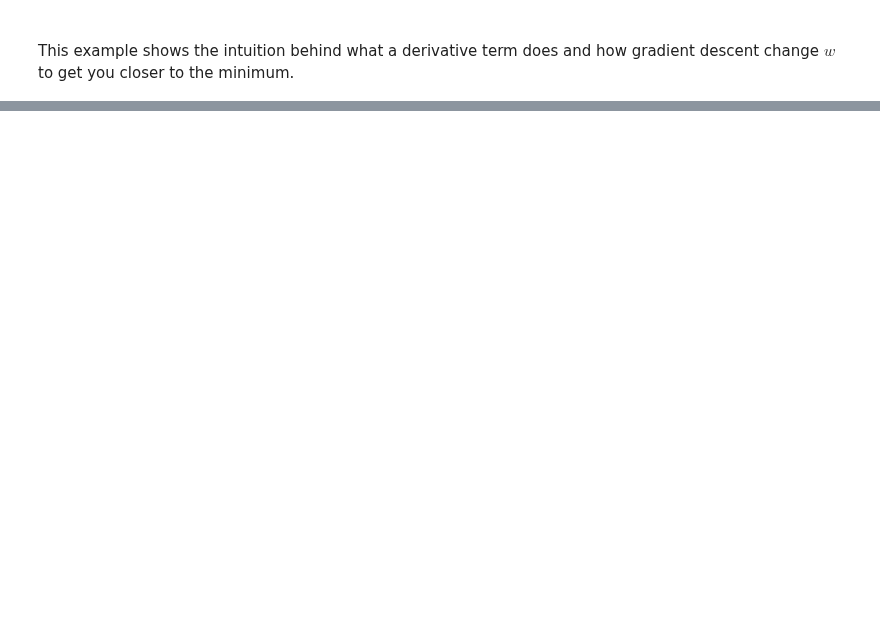
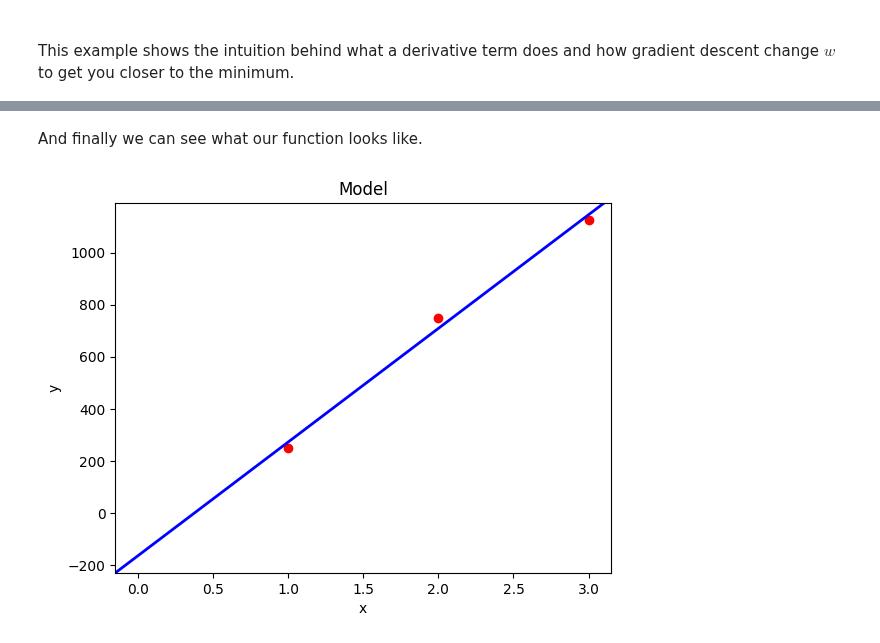
Before and after one commit to boramertkesil/machinelearning-notebook, a Jupyter notebook: ML_Notebook_BoraMertKesil.ipynb, the cells around one changed output, grey strips where cells are left out. Saved outputs shown, nothing was run; the diff lists cells and outputs as text; code cells hidden in the pictures; blank space fills up the shorter version.

```diff
--- a/ML_Notebook_BoraMertKesil.ipynb
+++ b/ML_Notebook_BoraMertKesil.ipynb
@@ -275,0 +328,22 @@ This example shows the intuition behind what a derivative term does and how grad
+# %% [markdown]
+And finally we can see what our function looks like.
+# %%
+# Our training set
+x = np.array([1, 2, 3])
+y = np.array([250, 750, 1125])
+
+# w, b values we got from gradient_descent
+w = 436.4223239574076
+b = -164.21685571445073
+
+plt.scatter(x, y, marker='o', c='r')
+plt.title("Model")
+plt.ylabel('y')
+plt.xlabel('x')
+
+# Line representing function.
+plt.axline((0, b), slope=w, linewidth=2, color='b')
+
+plt.show()
+# %% [output]
+[figure, added]
```
Also changed, not shown: parts of 9 cells of this notebook.
